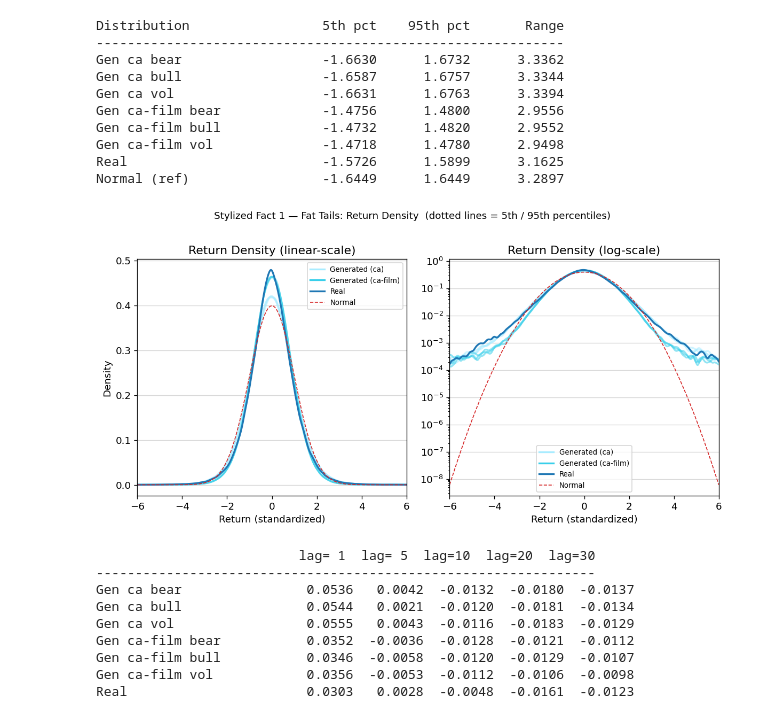
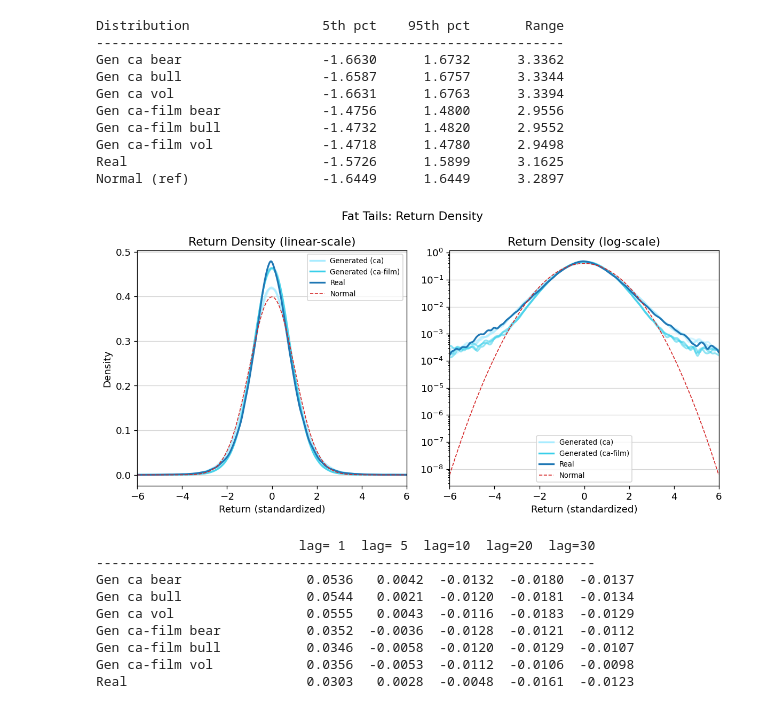
Before and after one commit to AHHHHHH0-0/Extending-CoFinDiff, a Jupyter notebook: notebooks/eval/stylized_facts.ipynb, the cells around one changed output. Saved outputs shown, nothing was run; the diff lists cells and outputs as text; code cells hidden in the pictures.

```diff
--- a/notebooks/eval/stylized_facts.ipynb
+++ b/notebooks/eval/stylized_facts.ipynb
@@ -145,7 +145,7 @@ bp['boxes'][-1].set_facecolor(C_REAL)
 bp['boxes'][-1].set_alpha(0.8)
 
 # Axis settings
-ax.set_title('Stylized Fact 1 — Fat Tails: Kurtosis Distribution')
+ax.set_title('Fat Tails: Kurtosis Distribution')
 ax.set_ylabel('Excess Kurtosis (symlog-scale)')
 ax.set_yscale('symlog', linthresh=1)
 ax.set_ylim(ax.get_ylim()[0], 1000)
@@ -221,36 +221,35 @@ for ax, yscale in zip(axes, ['linear', 'log']):
     for model, cond_key in gen_keys:
         color = C_GEN_CA if model == 'ca' else C_GEN_CAFILM
         ax.plot(x_grid, kde_gen[(model, cond_key)], color=color, lw=2, alpha=0.55)
     # Real
     ax.plot(x_grid, kde_real, color=C_REAL, lw=2)
     # Normal
     ax.plot(x_grid, pdf_norm, color=C_NORMAL, linestyle='--', linewidth=1.0)
 
     # Legend
     generated_ca_handle = Line2D([0], [0], color=C_GEN_CA, lw=2, label='Generated (ca)')
     generated_cafilm_handle = Line2D([0], [0], color=C_GEN_CAFILM, lw=2, label='Generated (ca-film)')
     real_handle = Line2D([0], [0], color=C_REAL, lw=2, label='Real')
     normal_handle = Line2D([0], [0], color=C_NORMAL, linestyle='--', linewidth=1.0, label='Normal')
 
     # Axis settings
     ax.set_xlim(-6, 6)
     ax.set_xlabel('Return (standardized)')
     ax.set_yscale(yscale)
     ax.set_title(f'Return Density ({yscale}-scale)')
     ax.legend(handles=[generated_ca_handle, generated_cafilm_handle, real_handle, normal_handle], fontsize=8)
     ax.grid(axis='y', alpha=0.5)
 
 # Axis settings
 axes[0].set_ylabel('Density')
-fig.suptitle('Stylized Fact 1 — Fat Tails: Return Density  (dotted lines = 5th / 95th percentiles)',
-             fontsize=11, y=1.01)
+fig.suptitle('Fat Tails: Return Density')
 
 # Plot and save
 plt.tight_layout()
 plt.savefig('../../figures/kde_overlay.png')
 plt.show()
 # %% [output]
-[figure, old version]
+[figure, new version]
 # %%
 """
 2.1 - ACF table.
```
Also changed, not shown: parts of 2 cells of this notebook, 7 other files.
